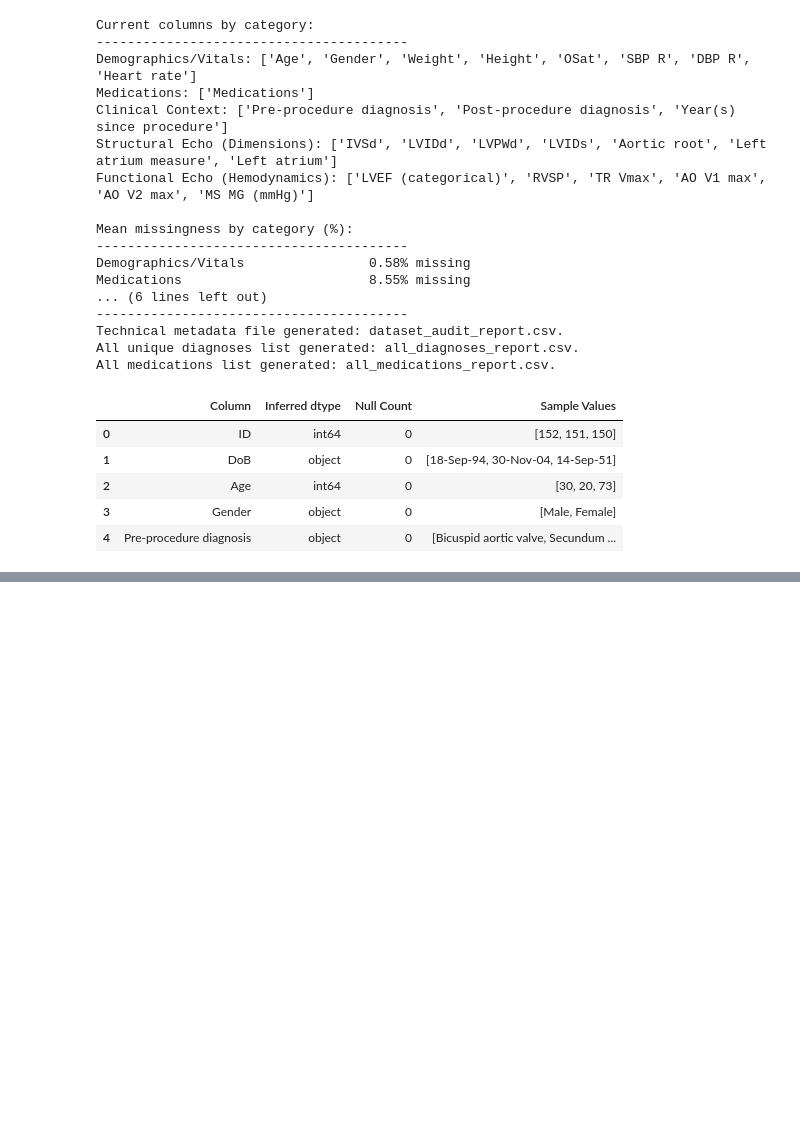
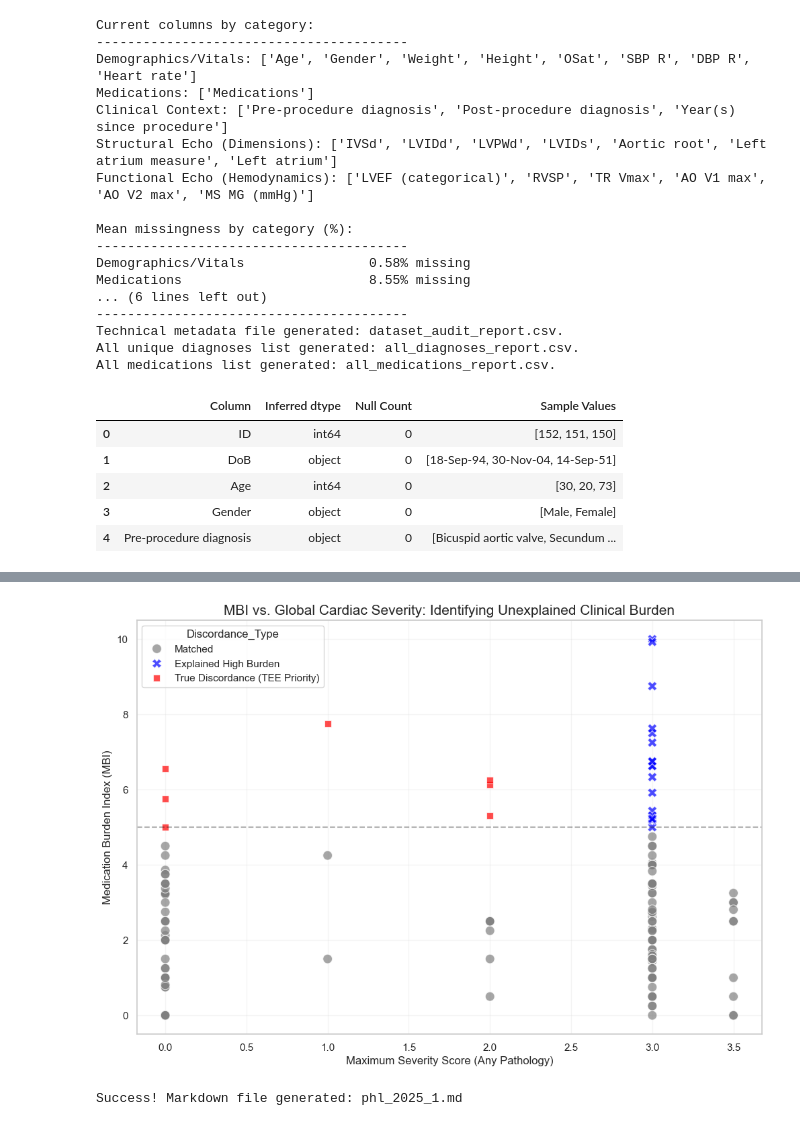
Before and after one commit to enrodri/phl_2025, a Jupyter notebook: phl_2025_1.ipynb, the cells around one changed output, grey strips where cells are left out. Saved outputs shown, nothing was run; the diff lists cells and outputs as text; code cells hidden in the pictures; blank space fills up the shorter version.

```diff
--- a/phl_2025_1.ipynb
+++ b/phl_2025_1.ipynb
@@ -639,3 +904,30 @@ Detected 8 patients with both Mitral and Aortic Valve Lesions.
+# %%
+plt.figure(figsize=(12, 8))
+
+sns.scatterplot(
+    data=calculated,
+    x='Max_Pathology_Severity',
+    y='MBI',
+    hue='Discordance_Type',
+    style='Discordance_Type',
+    palette={'Matched': 'grey', 'Explained High Burden': 'blue', 'True Discordance (TEE Priority)': 'red'},
+    s=100,
+    alpha=0.7
+)
+
+plt.axhline(y=5.0, color='black', linestyle='--', alpha=0.3)
+plt.title("MBI vs. Global Cardiac Severity: Identifying Unexplained Clinical Burden", fontsize=15)
+plt.xlabel("Maximum Severity Score (Any Pathology)", fontsize=12)
+plt.ylabel("Medication Burden Index (MBI)", fontsize=12)
+plt.grid(True, alpha=0.2)
+plt.show()
+# %% [output]
+[figure, added]
 # %%
-# 5. EXPLORATIONS
+# 6. LOG OF CURRENT STATUS OF CODE
 # ==========================================
+file = 'phl_2025_1.ipynb'
+os.system(f"jupyter nbconvert --to markdown {file}")
+print(f"Success! Markdown file generated: {file.replace('.ipynb', '.md')}")
+# %% [output]
+Success! Markdown file generated: phl_2025_1.md
```
Also changed, not shown: parts of 10 cells of this notebook, 14 other files.
